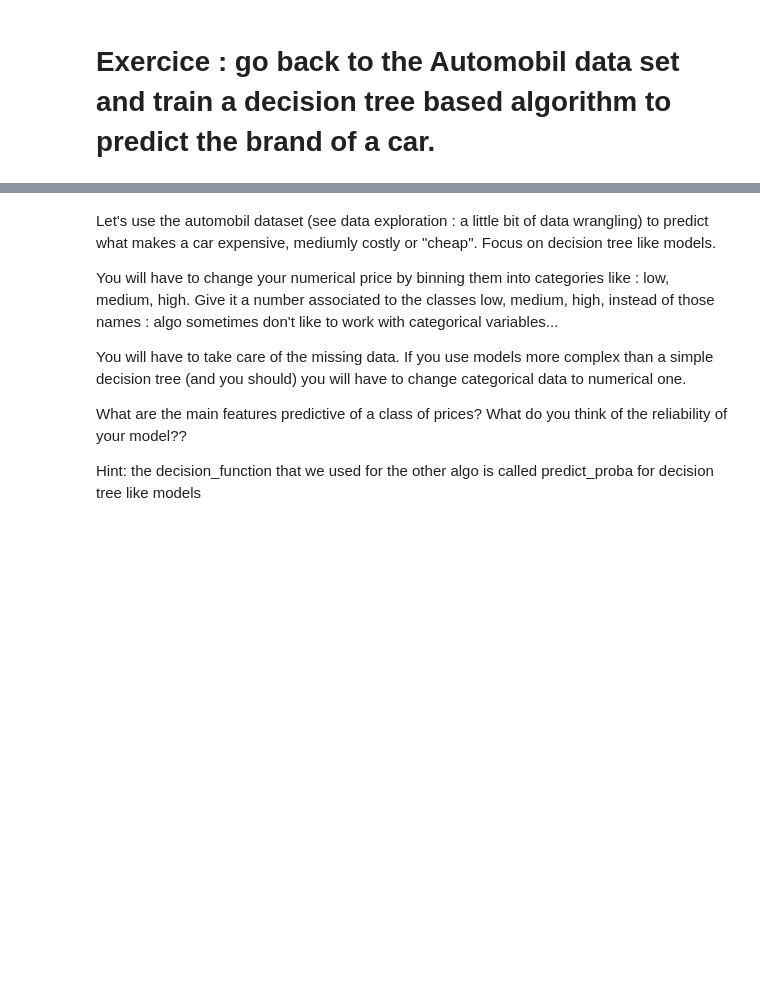
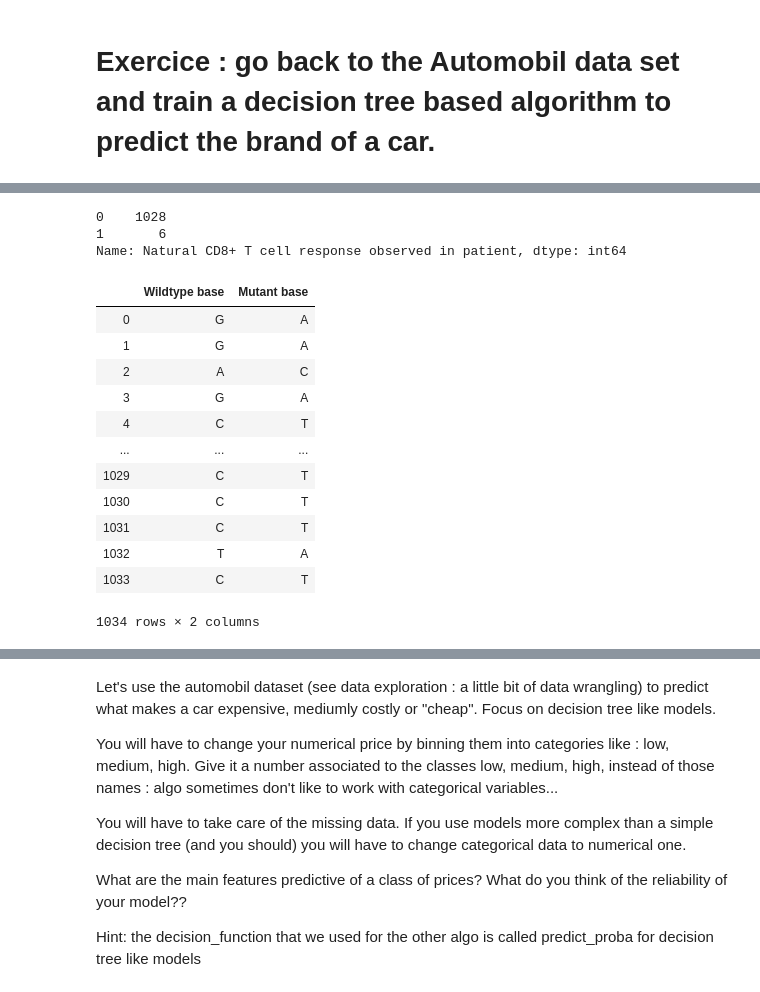
Before and after one commit to sib-swiss/intro-machine-learning-training, a Jupyter notebook: python_notebooks/Chapter_3_Machine_Learning_based_on_decision_trees_for_classification.ipynb, the cells around one changed output, grey strips where cells are left out. Cells and saved outputs as stored; diff of their text form; code cells hidden in the pictures; blank space fills up the shorter version.

```diff
--- a/python_notebooks/Chapter_3_Machine_Learning_based_on_decision_trees_for_classification.ipynb
+++ b/python_notebooks/Chapter_3_Machine_Learning_based_on_decision_trees_for_classification.ipynb
@@ -866,0 +952,23 @@ pd.read_table("../data/")
+# %%
+y = df[target].replace({'NO':0 , "YES":1})
+y.value_counts()
+# %% [output]
+0    1028
+1       6
+Name: Natural CD8+ T cell response observed in patient, dtype: int64
+# %%
+df.loc[: , covar[:2] ]
+# %% [output]
+|  | Wildtype base | Mutant base |
+| 0 | G | A |
+| 1 | G | A |
+| 2 | A | C |
+| 3 | G | A |
+| 4 | C | T |
+| ... | ... | ... |
+| 1029 | C | T |
+| 1030 | C | T |
+| 1031 | C | T |
+| 1032 | T | A |
+| 1033 | C | T |
+1034 rows × 2 columns
```
Also changed, not shown: parts of 16 cells of this notebook.
